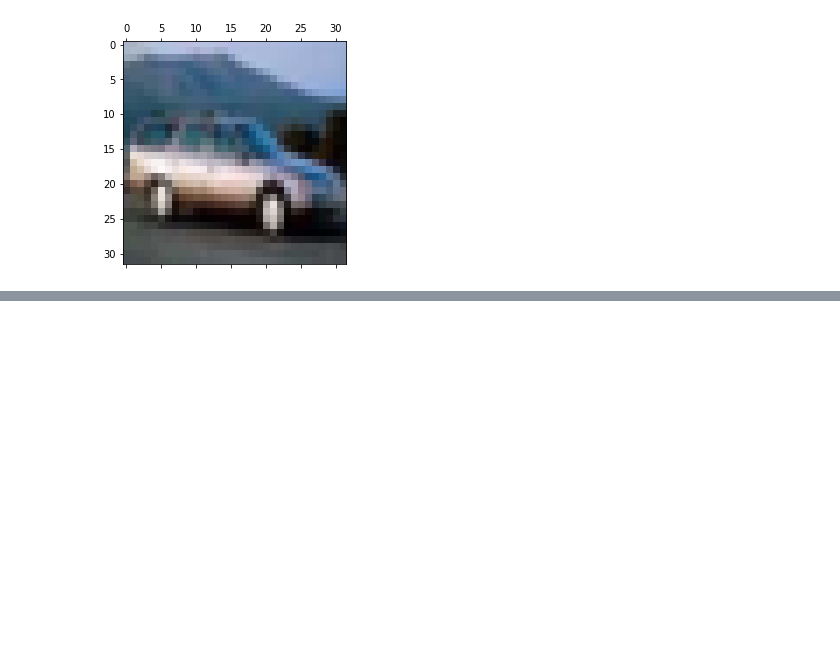
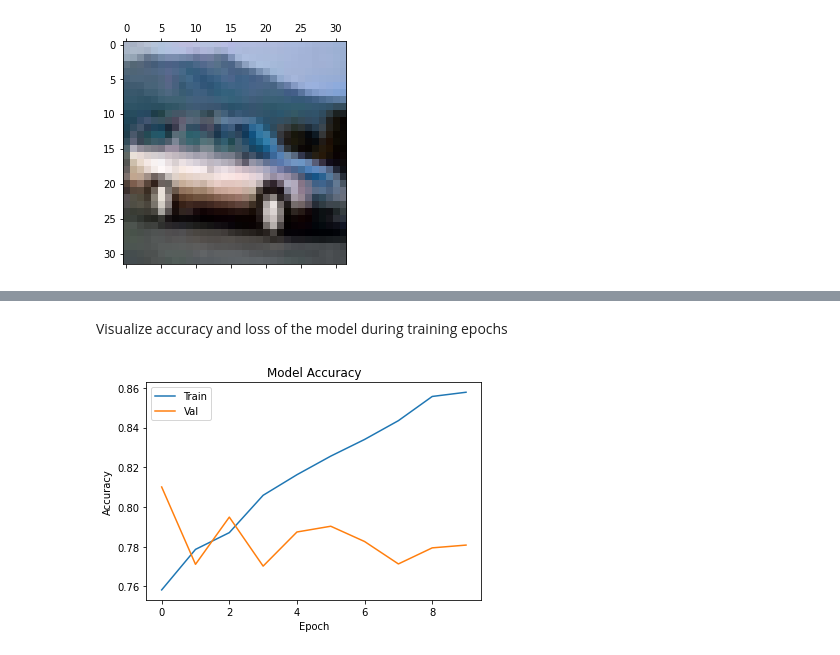
Before and after one commit to mauropappaterra/CNN-Image-Recognition-CIFAR10, a Jupyter notebook: CNN.ipynb, the cells around one changed output, grey strips where cells are left out. Saved outputs shown, nothing was run; the diff lists cells and outputs as text; code cells hidden in the pictures; blank space fills up the shorter version.

Commit message:
created, trained and evaluated CNN model

```diff
--- a/CNN.ipynb
+++ b/CNN.ipynb
@@ -92,0 +95,3 @@ In order of apperance, the first 5 elements are : frog,truck, truck, deer, autom
+# %%
+x_train_s = x_train / 255
+x_test_s = x_test / 255
@@ -92,0 +120,3 @@ In order of apperance, the first 5 elements are : frog,truck, truck, deer, autom
+# %%
+y_train_hv = keras.utils.to_categorical (y_train)
+y_test_hv = keras.utils.to_categorical (y_test)
@@ -92,0 +191,8 @@ In order of apperance, the first 5 elements are : frog,truck, truck, deer, autom
+# %%
+hist = cnn.fit(
+    x_train_s, # input values
+    y_train_hv, # output values
+    batch_size = 256, # batch size
+    epochs = 10, # number of iterations
+    validation_split = 0.2 # reserve 20% of dataset for validation
+)
@@ -92,0 +227,12 @@ In order of apperance, the first 5 elements are : frog,truck, truck, deer, autom
+# %% [markdown]
+Visualize accuracy and loss of the model during training epochs
+# %%
+plt.plot(hist.history['accuracy'])
+plt.plot(hist.history['val_accuracy'])
+plt.title('Model Accuracy')
+plt.ylabel('Accuracy')
+plt.xlabel('Epoch')
+plt.legend(['Train','Val'], loc='upper left')
+plt.show()
+# %% [output]
+[figure, added]
```
Also changed, not shown: parts of 17 cells of this notebook.
